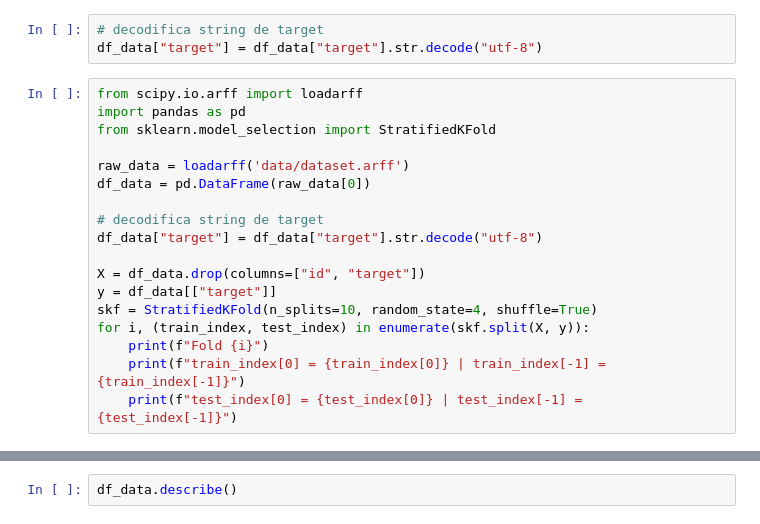
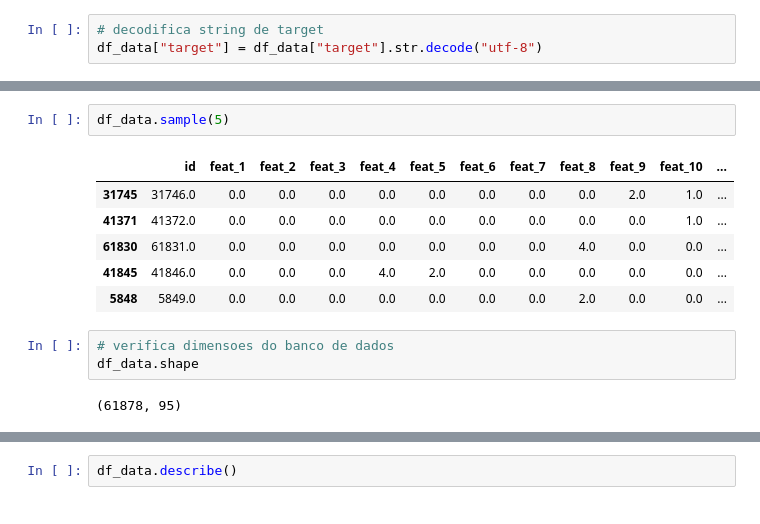
Before and after one commit to olini/pes-aprendizagem-maquina-1, a Jupyter notebook: notebook.ipynb, the cells around one changed output, grey strips where cells are left out. Saved outputs shown, nothing was run; the diff lists cells and outputs as text.

```diff
--- a/notebook.ipynb
+++ b/notebook.ipynb
@@ -117,21 +307,3 @@ df_data.head()
 # %%
 # decodifica string de target
 df_data["target"] = df_data["target"].str.decode("utf-8")
-# %%
-from scipy.io.arff import loadarff
-import pandas as pd
-from sklearn.model_selection import StratifiedKFold
-
-raw_data = loadarff('data/dataset.arff')
-df_data = pd.DataFrame(raw_data[0])
-
-# decodifica string de target
-df_data["target"] = df_data["target"].str.decode("utf-8")
-
-X = df_data.drop(columns=["id", "target"])
-y = df_data[["target"]]
-skf = StratifiedKFold(n_splits=10, random_state=4, shuffle=True)
-for i, (train_index, test_index) in enumerate(skf.split(X, y)):
-    print(f"Fold {i}")
-    print(f"train_index[0] = {train_index[0]} | train_index[-1] = {train_index[-1]}")
-    print(f"test_index[0] = {test_index[0]} | test_index[-1] = {test_index[-1]}")
@@ -173,0 +310,14 @@ Name: count, dtype: int64
+# %%
+df_data.sample(5)
+# %% [output]
+|  | id | feat_1 | feat_2 | feat_3 | feat_4 | feat_5 | feat_6 | feat_7 | feat_8 | feat_9 | feat_10 | ... |
+| 31745 | 31746.0 | 0.0 | 0.0 | 0.0 | 0.0 | 0.0 | 0.0 | 0.0 | 0.0 | 2.0 | 1.0 | ... |
+| 41371 | 41372.0 | 0.0 | 0.0 | 0.0 | 0.0 | 0.0 | 0.0 | 0.0 | 0.0 | 0.0 | 1.0 | ... |
+| 61830 | 61831.0 | 0.0 | 0.0 | 0.0 | 0.0 | 0.0 | 0.0 | 0.0 | 4.0 | 0.0 | 0.0 | ... |
+| 41845 | 41846.0 | 0.0 | 0.0 | 0.0 | 4.0 | 2.0 | 0.0 | 0.0 | 0.0 | 0.0 | 0.0 | ... |
+| 5848 | 5849.0 | 0.0 | 0.0 | 0.0 | 0.0 | 0.0 | 0.0 | 0.0 | 2.0 | 0.0 | 0.0 | ... |
+# %%
+# verifica dimensoes do banco de dados
+df_data.shape
+# %% [output]
+(61878, 95)
```
Also changed, not shown: parts of 35 cells of this notebook, 6 other files.
